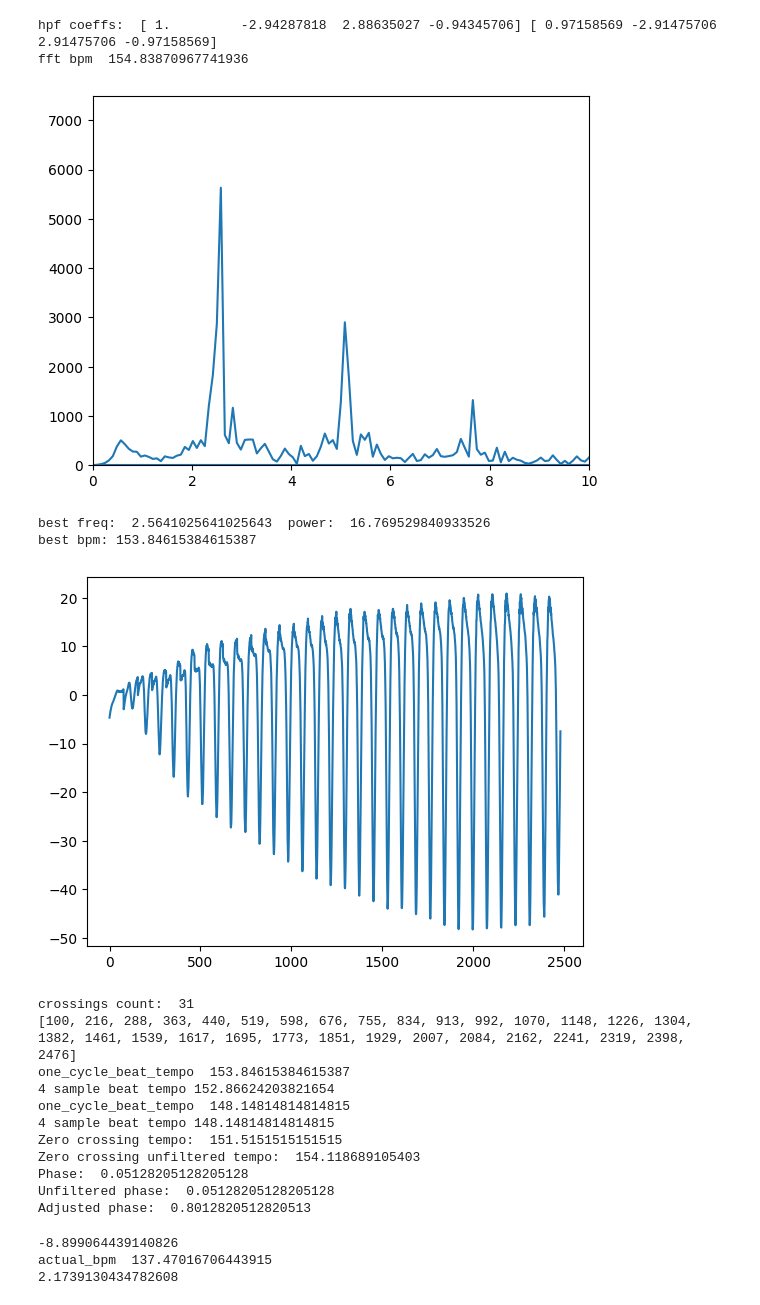
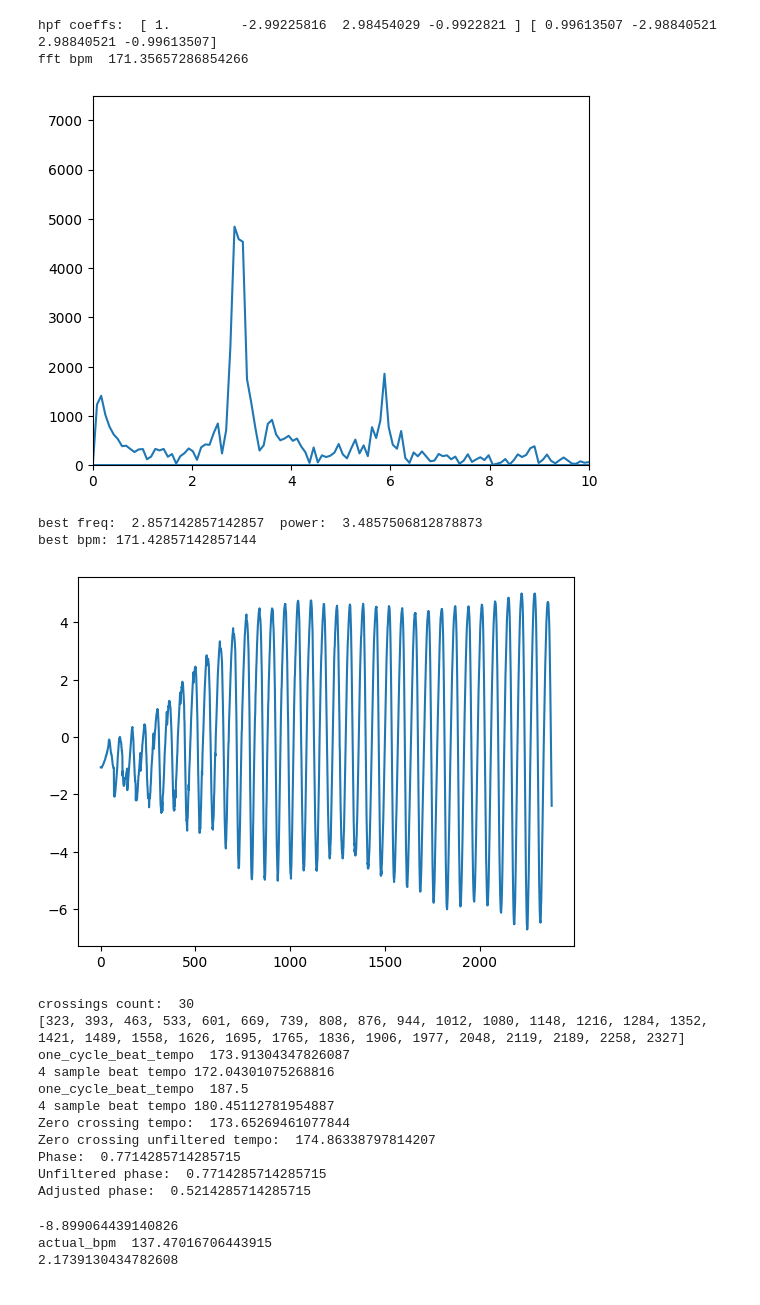
Before and after one commit to cherrydev/baile-shine, a Jupyter notebook: playground/samplePlot.ipynb, the cells around one changed output. Drawn from its saved outputs; the diff is of its cells as text; code cells hidden in the pictures.

Commit message:
WIP runnnig filter implementation

```diff
--- a/playground/samplePlot.ipynb
+++ b/playground/samplePlot.ipynb
@@ -1,14 +1,19 @@
 # %%
 import matplotlib.pyplot as plt
 
-y = []
-x = []
-with open("/Users/alannon/Documents/Arduino/sampleAccel/hpf.txt") as inFile:
-    for idx, line in enumerate(inFile):
-        y.append(float(line.strip()))
-        x.append(idx)
-print(len(y))
+def plotFile(fileName) :
+    y = []
+    x = []
+    with open(fileName) as inFile:
+        for idx, line in enumerate(inFile):
+            y.append(float(line.strip()))
+            x.append(idx)
+    print(len(y))
 
-plt.plot(x, y)
-plt.show()
+    plt.plot(x, y)
+    plt.show()
+
+# plotFile("/Users/alannon/Documents/DevProjects/BaileShine/baile-shine/playground/sample174bpm-sloppy-200hz.txt")
+# plotFile("/Users/alannon/Documents/DevProjects/BaileShine/baile-shine/playground/hpf.txt")
+plotFile("/tmp/inputbuffer.txt")
 # %% [output]
@@ -17,11 +22,11 @@ plt.show()
 # %%
 from scipy import signal
 def lpf(samples, freq, sample_rate):
-    b, a = signal.cheby1(3, 3, freq, fs=sample_rate, btype='lowpass')
+    b, a = signal.bessel(3, freq, fs=sample_rate, btype='lowpass')
     return signal.lfilter(b, a, samples)
 
 def hpf(samples, freq, sample_rate):
-    b, a = signal.cheby1(3, 3, freq, fs=sample_rate, btype='highpass')
+    b, a = signal.bessel(3, freq, fs=sample_rate, btype='highpass')
     print("hpf coeffs: ", a, b)
     return signal.lfilter(b, a, samples)
 # %%
@@ -31,9 +36,9 @@ import numpy as np
 from scipy import fft, signal
 x = []
 y = []
-# file  = "/Users/alannon/Documents/Arduino/sampleAccel/sample174bpm-sloppy-200hz.txt"
+file  = "/Users/alannon/Documents/Arduino/sampleAccel/sample174bpm-sloppy-200hz.txt"
 # file = "/Users/alannon/Documents/Arduino/sampleAccel/sample122bpm-100hz.txt"
-file = "/Users/alannon/Documents/Arduino/sampleAccel/sample124bpm-200hz.txt"
+# file = "/Users/alannon/Documents/Arduino/sampleAccel/sample124bpm-200hz.txt"
 # file = "/Users/alannon/Documents/Arduino/sampleAccel/sample_no_signal-200hz.txt"
 timestep = 0.005
 sample_freq = 1 / timestep
@@ -49,7 +54,7 @@ with open(file) as inFile:
 # print(offset)
 # y = list(map( lambda n: n - offset, y))
 # y = [y[n] - offset for n in range(len(y))]
-hp_filtered = hpf(y, 0.5, sample_freq)
+hp_filtered = hpf(y, 0.1, sample_freq)
 y = hp_filtered
 
 fourier = abs(fft.fft(y))
@@ -87,7 +92,7 @@ def find_candidate_tempos(min, max, sample_rate):
 
 
 
-tempo_candidates = find_candidate_tempos(110, 180, sample_freq)
+tempo_candidates = find_candidate_tempos(110, 250, sample_freq)
 # print(tempo_candidates)
 
 
@@ -110,7 +115,7 @@ def comb_filter(input_samples, sample_freq, filter_freq):
     denom_coefs[0] = 1.0
     # numer coef (b) is always just a single coef of 1.0
     # numerator_coefs = [1.0]
-    numerator_coefs = [0.5]
+    numerator_coefs = [0.1]
     return signal.lfilter(numerator_coefs, denom_coefs, input_samples)
 
 
@@ -140,50 +145,50 @@ lpf_only = lpf(y, best_freq['frq'] * 1.2, sample_freq)
 x = list(map(lambda x: x / sample_freq, range(0, len(lpf_with_comb))))
 zero_crossings = find_zero_crossings(lpf_with_comb, True)
 zero_crossings_unfiltered = find_zero_crossings(lpf_only, True)
 print("crossings count: ", len(zero_crossings))
 print(zero_crossings)
 # Phase is the proportion of a full cycle the last zero crossing occurred at
 phase = (len(lpf_with_comb) - zero_crossings[-1]) / (sample_freq / best_freq['frq'])
 unfiltered_phase = (len(lpf_only) - zero_crossings_unfiltered[-1] / (sample_freq / best_freq['frq']))
 zero_crossing_freq = beat_freq_from_zero_crossings(zero_crossings, sample_freq)
 zero_crossing_freq_unfiltered = beat_freq_from_zero_crossings(zero_crossings_unfiltered, sample_freq)
 print("Zero crossing tempo: ", zero_crossing_freq * 60)
 print("Zero crossing unfiltered tempo: ", zero_crossing_freq_unfiltered * 60)
 # Phase adjusted back 0.25 cycles to get the 'bottom' of the beat
 adjusted_phase = phase - 0.25
 if (adjusted_phase < 0):
     adjusted_phase += 1.0
 print("Phase: ", phase)
 print("Unfiltered phase: ", phase)
 print("Adjusted phase: ", adjusted_phase)
 # plot_fft(comb_filtered[best_strength_freq], sample_freq, "Comb Filter")
 # plot_fft(lpf_with_comb, sample_freq, "Comb Filter + LPF")
 # plt.plot(x, comb_filtered[best_strength_freq])
 # plt.title("Comb Filter")
 # plt.show()
 # plt.plot(x, lpf_only)
 # plt.xlim(0)
 # plt.ylim(-200, 200)
 # plt.title("LPF")
 # plt.show()
 # %% [output]
-hpf coeffs:  [ 1.         -2.94287818  2.88635027 -0.94345706] [ 0.97158569 -2.91475706  2.91475706 -0.97158569]
-fft bpm  154.83870967741936
+hpf coeffs:  [ 1.         -2.99225816  2.98454029 -0.9922821 ] [ 0.99613507 -2.98840521  2.98840521 -0.99613507]
+fft bpm  171.35657286854266
-[figure, old version]
+[figure, new version]
-best freq:  2.5641025641025643  power:  16.769529840933526
-best bpm: 153.84615384615387
+best freq:  2.857142857142857  power:  3.4857506812878873
+best bpm: 171.42857142857144
-[figure, old version]
+[figure, new version]
-crossings count:  31
-[100, 216, 288, 363, 440, 519, 598, 676, 755, 834, 913, 992, 1070, 1148, 1226, 1304, 1382, 1461, 1539, 1617, 1695, 1773, 1851, 1929, 2007, 2084, 2162, 2241, 2319, 2398, 2476]
-one_cycle_beat_tempo  153.84615384615387
-4 sample beat tempo 152.86624203821654
-one_cycle_beat_tempo  148.14814814814815
-4 sample beat tempo 148.14814814814815
-Zero crossing tempo:  151.5151515151515
-Zero crossing unfiltered tempo:  154.118689105403
-Phase:  0.05128205128205128
-Unfiltered phase:  0.05128205128205128
-Adjusted phase:  0.8012820512820513
+crossings count:  30
+[323, 393, 463, 533, 601, 669, 739, 808, 876, 944, 1012, 1080, 1148, 1216, 1284, 1352, 1421, 1489, 1558, 1626, 1695, 1765, 1836, 1906, 1977, 2048, 2119, 2189, 2258, 2327]
+one_cycle_beat_tempo  173.91304347826087
+4 sample beat tempo 172.04301075268816
+one_cycle_beat_tempo  187.5
+4 sample beat tempo 180.45112781954887
+Zero crossing tempo:  173.65269461077844
+Zero crossing unfiltered tempo:  174.86338797814207
+Phase:  0.7714285714285715
+Unfiltered phase:  0.7714285714285715
+Adjusted phase:  0.5214285714285715
 # %%
 import matplotlib.pyplot as plt
 import math
```
Also changed, not shown: parts of 1 cell of this notebook, 7 other files.
